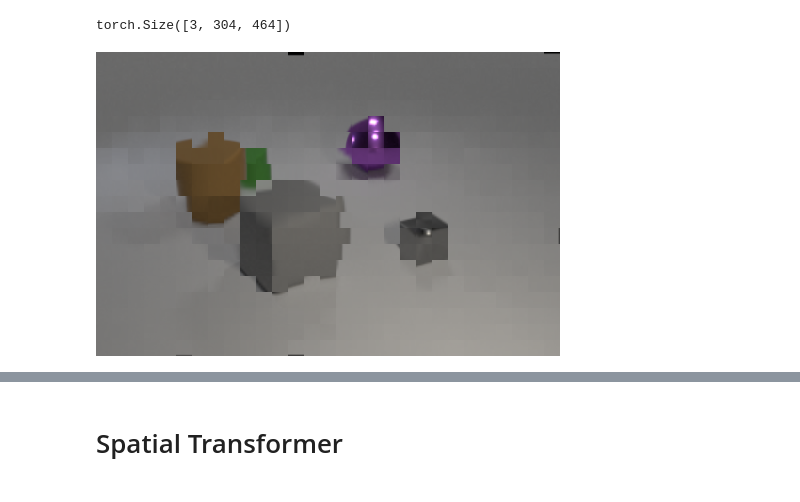
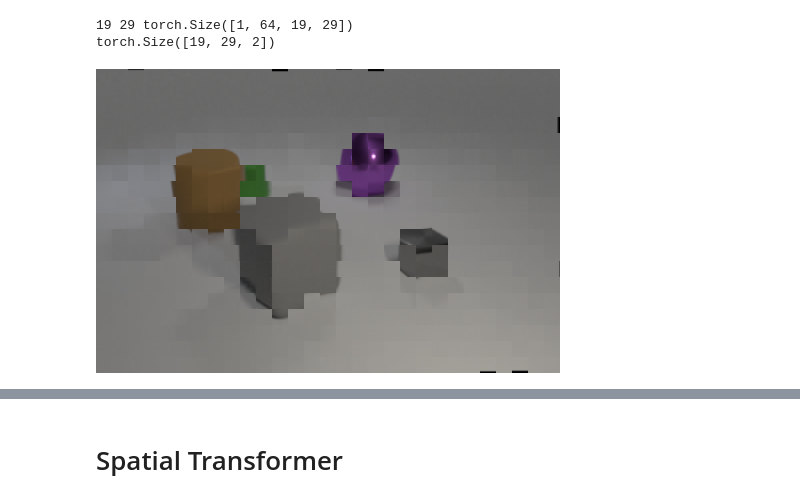
Before and after one commit to sebamenabar/SPACE-Pytorch-Implementation, a Jupyter notebook: model-draft.ipynb, the cells around one changed output, grey strips where cells are left out. Drawn from its saved outputs; the diff is of its cells as text; code cells hidden in the pictures.

```diff
--- a/model-draft.ipynb
+++ b/model-draft.ipynb
@@ -236,8 +338,8 @@ torch.Size([551, 3, 16, 16])
 # %%
-torchvision.utils.make_grid(xs, nrow=29, padding=0).size()
+x = T.functional.to_tensor(img).unsqueeze(0)
+xs = fg(x)
+T.functional.to_pil_image(torchvision.utils.make_grid(xs, nrow=29, padding=0))
 # %% [output]
-torch.Size([3, 304, 464])
+19 29 torch.Size([1, 64, 19, 29])
+torch.Size([19, 29, 2])
+[figure, added]
-# %%
-T.functional.to_pil_image(torchvision.utils.make_grid(xs, nrow=29, padding=0))
-# %% [output]
-[figure, removed]
```
Also changed, not shown: parts of 46 cells of this notebook, 1 other file.
